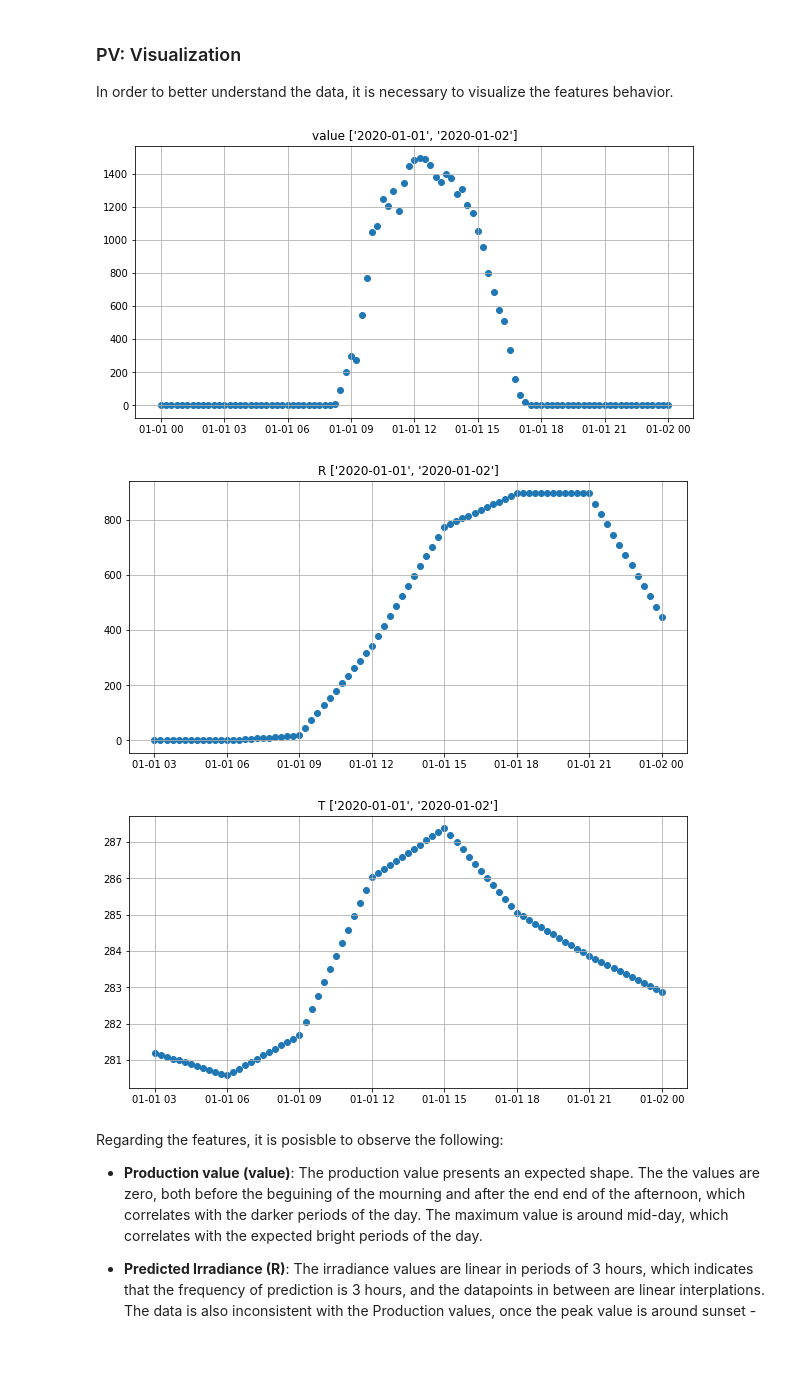
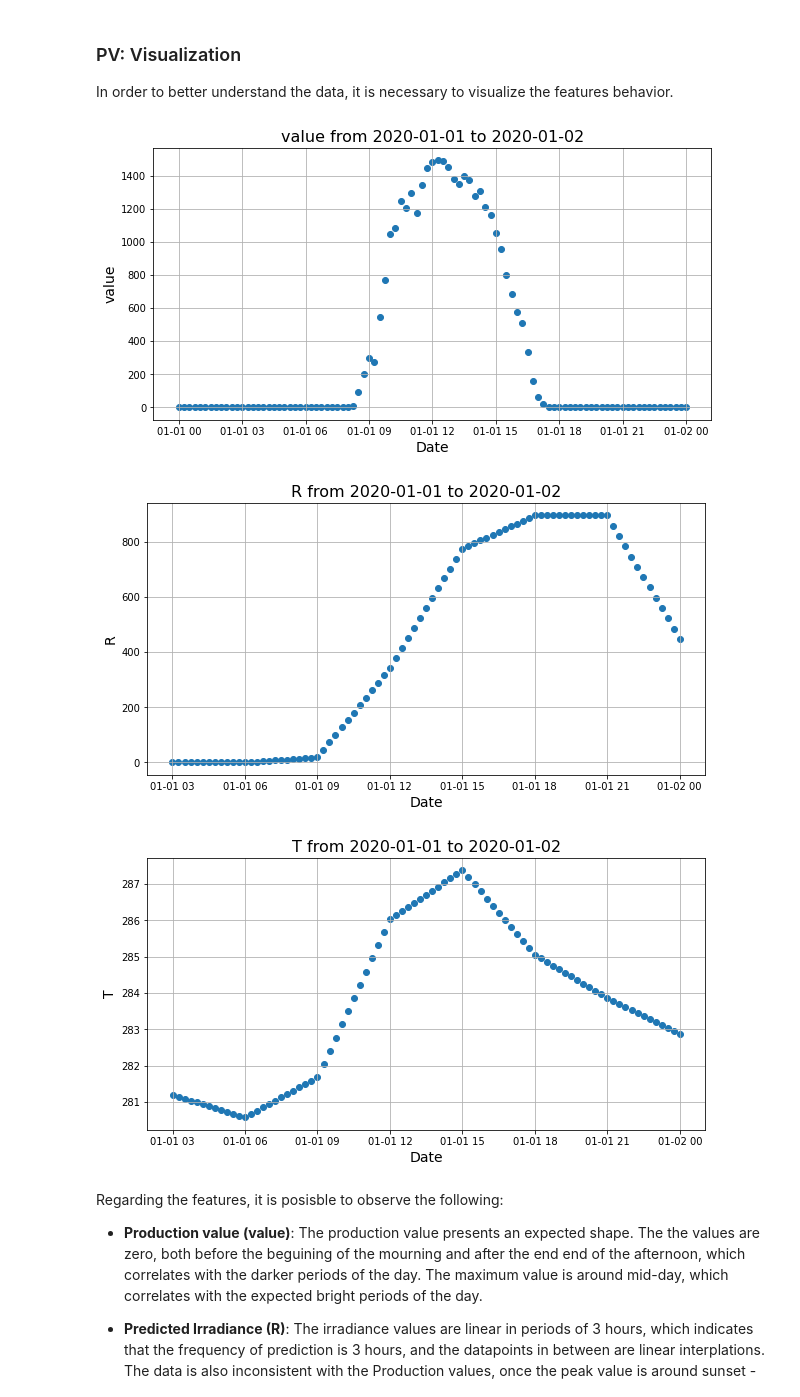
Before and after one commit to jamilsonjr/AI-to-forecast-constraints-in-the-energy-systems, a Jupyter notebook: jupyter_notebooks/cleaning_profile_data.ipynb, the cells around one changed output. Drawn from its saved outputs; the diff is of its cells as text; code cells hidden in the pictures; blank space fills up the shorter version.

```diff
--- a/jupyter_notebooks/cleaning_profile_data.ipynb
+++ b/jupyter_notebooks/cleaning_profile_data.ipynb
@@ -97,21 +97,24 @@ The full dataset is composed by a total of 10 time stamped data with the duratio
 ### PV: Visualization
 In order to better understand the data, it is necessary to visualize the features behavior.
 # %%
-# Plot data from a specific data and time limits.
+# Plot scatter data from a specific data, feature and time limits, using seaborn.
+import seaborn as sns
 def plot_data_from_time_limits(target_data, feature, time_limits):
     _data = target_data[(target_data.index >= time_limits[0]) & (target_data.index <= time_limits[1]) ][[feature]]
     fig, ax = plt.subplots(1,1, figsize=(10,5))
     ax.scatter(_data.index, _data[feature])
-    ax.set_title('{} {}'.format(feature, time_limits))
+    ax.set_title('{} from {} to {}'.format(feature, time_limits[0], time_limits[1]), fontsize=16)
+    ax.set_xlabel('Date', fontsize=14)
+    ax.set_ylabel(feature, fontsize=14)
     plt.grid()
     plt.show()
 plot_data_from_time_limits(pv_data[0], 'value', ['2020-01-01', '2020-01-02'])
 plot_data_from_time_limits(pv_data[0], 'R', ['2020-01-01', '2020-01-02'])
 plot_data_from_time_limits(pv_data[0], 'T', ['2020-01-01', '2020-01-02'])
 # %% [output]
-[figure, old version]
+[figure, new version]
-[figure, old version]
+[figure, new version]
-[figure, old version]
+[figure, new version]
 # %% [markdown]
 Regarding the features, it is posisble to observe the following:
 - **Production value (value)**: The production value presents an expected shape. The the values are zero, both before the beguining of the mourning and after the end end of the afternoon, which correlates with the darker periods of the day. The maximum value is around mid-day, which correlates with the expected bright periods of the day.
```
Also changed, not shown: parts of 2 cells of this notebook, 4 other files.
